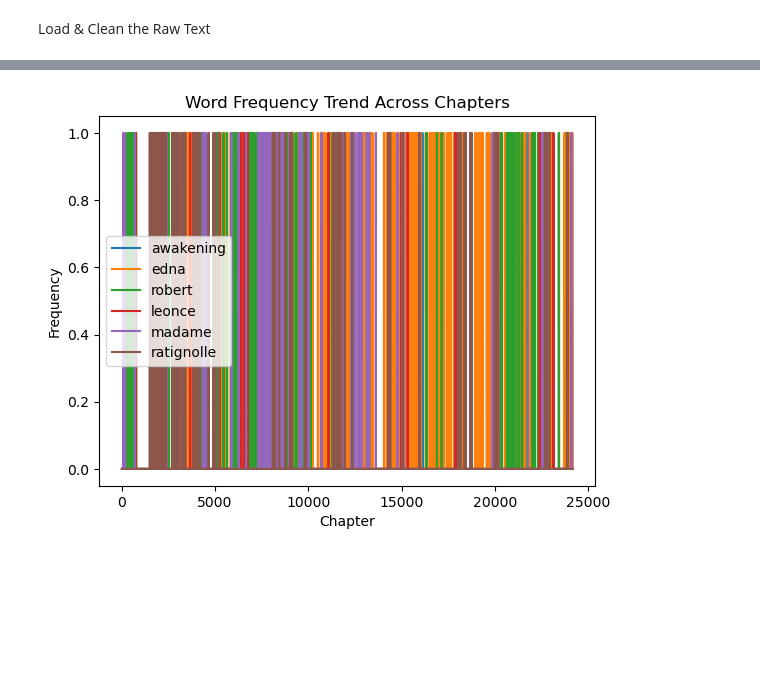
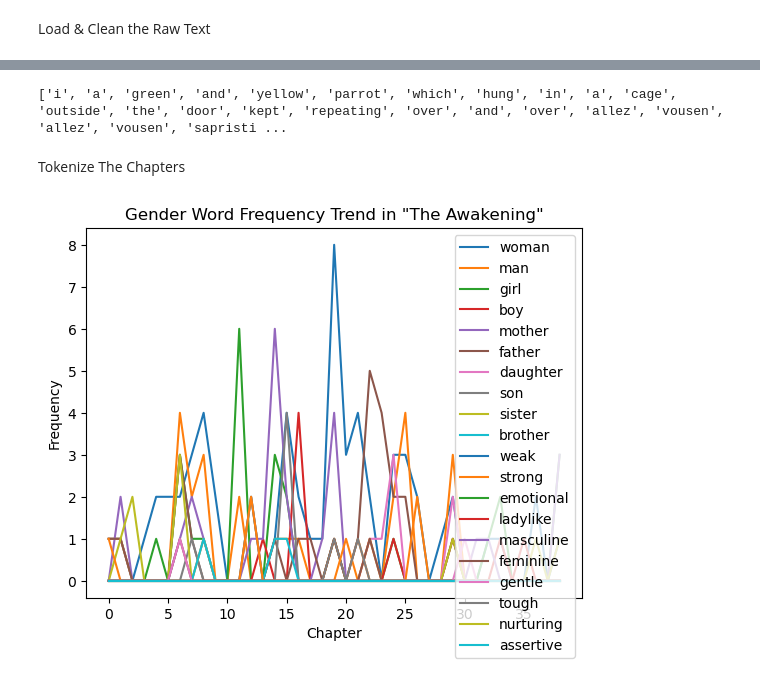
Before and after one commit to Mario-s09/Group-1, a Jupyter notebook: text_processing.ipynb, the cells around one changed output, grey strips where cells are left out. Cells and saved outputs as stored; diff of their text form; code cells hidden in the pictures; blank space fills up the shorter version.

Commit message:
Gender Norms Totaled (Open to edits)

```diff
--- a/text_processing.ipynb
+++ b/text_processing.ipynb
@@ -63,13 +24,49 @@ Number of tokens in each chapter: [['green'], ['yellow'], ['parrot'], ['hung'],
+# %%
+def tokenize_each_Chapter(text):
+    text = re.sub(r'[^a-zA-Z\s]', '', text)  # Remove non-alphabetic characters
+    text = re.sub(r'\s+', ' ', text)  # Remove extra spaces
+    return text.lower().split()  # Normalize to lowercase and split into words
+# %%
+print(tokenize_each_Chapter(chapters[0]))  # Example tokenization of the first chapter
+# %% [output]
+['i', 'a', 'green', 'and', 'yellow', 'parrot', 'which', 'hung', 'in', 'a', 'cage', 'outside', 'the', 'door', 'kept', 'repeating', 'over', 'and', 'over', 'allez', 'vousen', 'allez', 'vousen', 'sapristi ...
+# %% [markdown]
+Tokenize The Chapters
+# %%
+tokenize_each_Chapter = [tokenize_each_Chapter(ch) for ch in chapters]
+# %%
+#Create a list of target words to track
+gender_words = ["woman", "man", "girl", "boy", "mother", "father", "daughter", "son", "sister", "brother"
+                ,"weak", "strong", "emotional", "ladylike", "masculine", "feminine", "gentle", "tough", "nurturing", "assertive"]
+# %%
+from collections import Counter
+
+# Create a function to count occurrences of the target words in each chapter
+def count_gender_terms(token_Chapters, gender_words):
+    # Create a dictionary to hold the counts for each word from the chapters
+    trend = {word: [] for word in gender_words}
+
+    # Iterate through each chapter and count occurrences of the target words
+    for chapter in token_Chapters:
+        word_count = Counter(chapter)
+        for word in gender_words:
+            trend[word].append(word_count.get(word, 0))
+    return trend
 # %%
 import matplotlib.pyplot as plt
 
-for word, counts in word_trend.items():
-    plt.plot(counts, label=word)
+# Count occurrences of gender-related terms in each chapter
+trend_data = count_gender_terms(tokenize_each_Chapter, gender_words)
 
-plt.legend()
-plt.title('Word Frequency Trend Across Chapters')
+# Plots the words in gender_words
+for word in gender_words:
+    plt.plot(trend_data[word], label=word)
+
+
+plt.title('Gender Word Frequency Trend in "The Awakening"')
 plt.xlabel('Chapter')
 plt.ylabel('Frequency')
+plt.legend()
 plt.show()
 # %% [output]
-[figure, old version]
+[figure, new version]
```
Also changed, not shown: parts of 10 cells of this notebook, 1 other file.
